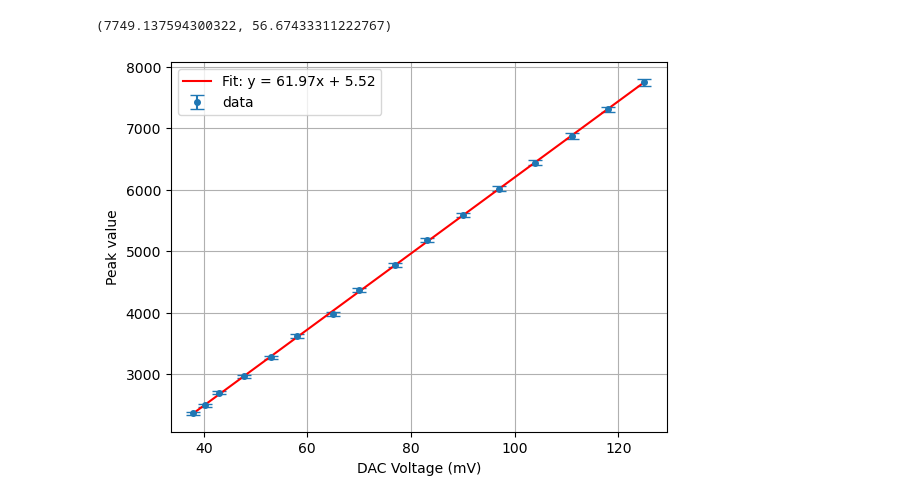
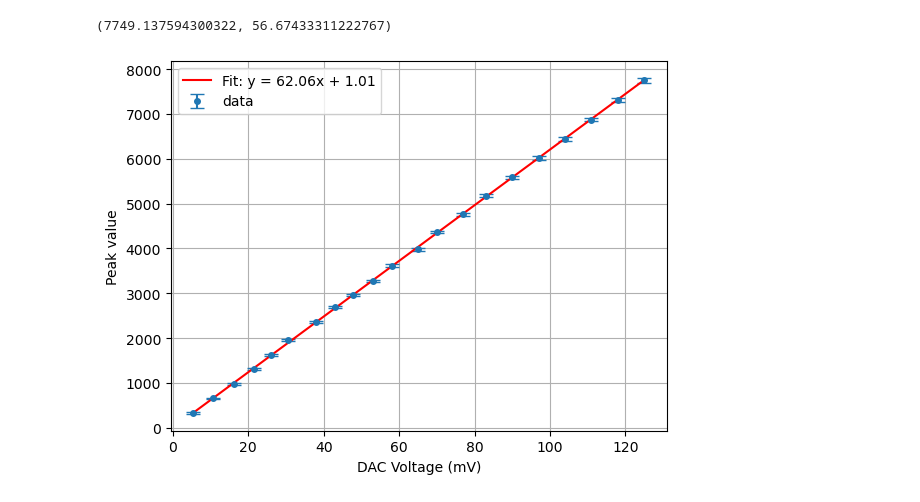
Before and after one commit to slaclab/kek-bpm-rfsoc-dev, a Jupyter notebook: software/notebooks/DatfileAnalysis_3054MSPS_2GHzSignal_nomaru.ipynb, the cells around one changed output. Drawn from its saved outputs; the diff is of its cells as text; code cells hidden in the pictures.

```diff
--- a/software/notebooks/DatfileAnalysis_3054MSPS_2GHzSignal_nomaru.ipynb
+++ b/software/notebooks/DatfileAnalysis_3054MSPS_2GHzSignal_nomaru.ipynb
@@ -318,22 +343,22 @@ hist_fit('data_32000.dat',7400,163,0,7700)
 [figure]
 (7749.137594300322, 56.67433311222767)
 # %%
-x=np.array([38,40.25,43,47.75,53,58,65,70,77,83,90,97,104,111,118,125])
-y=[2357.8779968280137,2489.089268678464, 2698.3378154246043, 2962.0918726845325, 3272.3175862405737, 3616.9824847707923, 3981.201316647383, 4367.1345038856125, 4768.152889831034, 5178.373944132396, 5593.046538378024, 6020.440840707801, 6444.15908655688, 6875.667368323125, 7313.051336132934, 7749.0195260966975]
-y_err=[23.79921899480227,24.202511190701795,24.56388177708104,25.61799919042553,26.6051278873139,27.990794885908038,28.816418890244897,30.39093759773828,32.04715322403999,34.140852524251066,35.2807493276254,37.38550367792798,39.49564648401362,41.60251687998068,42.92388569703177,56.17727994057351]
+x=np.array([5.4,10.5,16.25,21.5,26.1,30.5,38,43,47.75,53,58,65,70,77,83,90,97,104,111,118,125])
+y=[329.666905759333, 654.7819369366058, 980.6167069563044, 1306.004717060258, 1634.0100235730192,1960.3754748681686,2357.8779968280137, 2698.3378154246043, 2962.0918726845325, 3272.3175862405737, 3616.9824847707923, 3981.201316647383, 4367.1345038856125, 4768.152889831034, 5178.373944132396, 5593.046538378024, 6020.440840707801, 6444.15908655688, 6875.667368323125, 7313.051336132934, 7749.0195260966975]
+y_err=[19.935679336313346,20.291580882240126,20.68336362257523,20.456514387228154,22.132202317047053,22.396866902360472,23.79921899480227,24.56388177708104,25.61799919042553,26.6051278873139,27.990794885908038,28.816418890244897,30.39093759773828,32.04715322403999,34.140852524251066,35.2807493276254,37.38550367792798,39.49564648401362,41.60251687998068,42.92388569703177,56.17727994057351]
 def linear_model(x, a, b):
     return a * x + b
 
 params, covariance = curve_fit(linear_model, x, y, sigma=y_err)
 
 a, b = params
 
 plt.errorbar(x, y, yerr=y_err, capsize=5,fmt='o', label='data',markersize=4)
 plt.plot(x, linear_model(x, a, b), label=f'Fit: y = {a:.2f}x + {b:.2f}', color='red')
 plt.legend()
 plt.xlabel('DAC Voltage (mV)')
 plt.ylabel('Peak value')
 plt.grid()
 plt.show()
 # %% [output]
-[figure, old version]
+[figure, new version]
```
Also changed, not shown: parts of 7 cells of this notebook, 1 other file.
